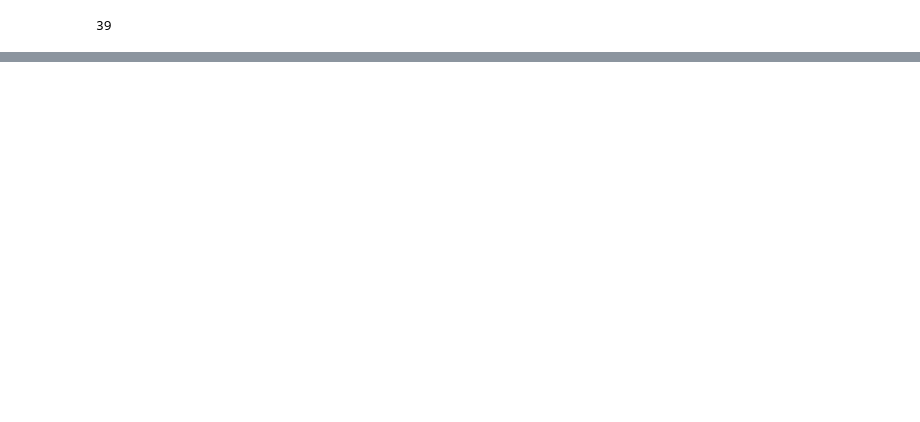
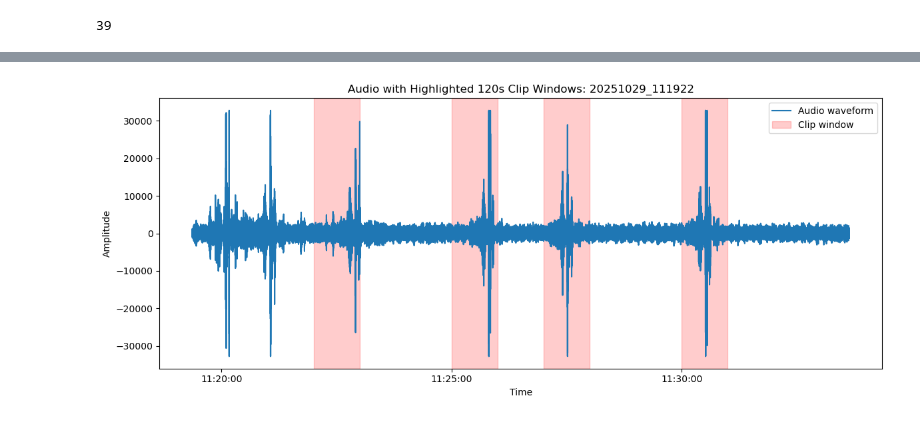
Before and after one commit to Han5olo/Oslo-Wave-Tank-RAW-Data-Processing, a Jupyter notebook: read_audio.ipynb, the cells around one changed output, grey strips where cells are left out. Drawn from its saved outputs; the diff is of its cells as text; code cells hidden in the pictures; blank space fills up the shorter version.

```diff
--- a/read_audio.ipynb
+++ b/read_audio.ipynb
@@ -239,0 +269,39 @@ len(dt_ns)
+# %%
+import matplotlib.dates as mdates
+
+clip_duration = 60  # seconds
+
+# Downsample for plotting clarity
+step = 100
+idx = np.arange(0, len(data), step)
+time_axis = pd.to_datetime(start_time) + rec_times_axis[idx].astype('timedelta64[ns]')
+
+# Plot 2: Audio with shaded clip durations (120s after each CSV timestamp)
+fig, ax2 = plt.subplots(figsize=(12, 5))
+ax2.plot(time_axis, data[idx], label="Audio waveform")
+
+for t in date_time_UTC:
+    start_t = t
+    end_t = t + pd.Timedelta(seconds=clip_duration)
+
+    # Only shade region that lies within audio file duration
+    if start_t > time_axis[-1] or end_t < time_axis[0]:
+        continue  # skip if outside recording
+    start_t = max(start_t, time_axis[0])
+    end_t = min(end_t, time_axis[-1])
+
+    ax2.axvspan(start_t, end_t, color='red', alpha=0.2, label='Clip window')
+
+# Avoid duplicate legend entries
+handles, labels = ax2.get_legend_handles_labels()
+ax2.legend(dict(zip(labels, handles)).values(), dict(zip(labels, handles)).keys())
+
+ax2.set_xlabel("Time")
+ax2.set_ylabel("Amplitude")
+ax2.set_title(f"Audio with Highlighted 120s Clip Windows: {audio_file.stem}")
+ax2.xaxis.set_major_formatter(mdates.DateFormatter("%H:%M:%S"))
+plt.tight_layout()
+plt.show()
+plt.close()
+# %% [output]
+[figure, added]
```
Also changed, not shown: parts of 22 cells of this notebook, 4 other files.
